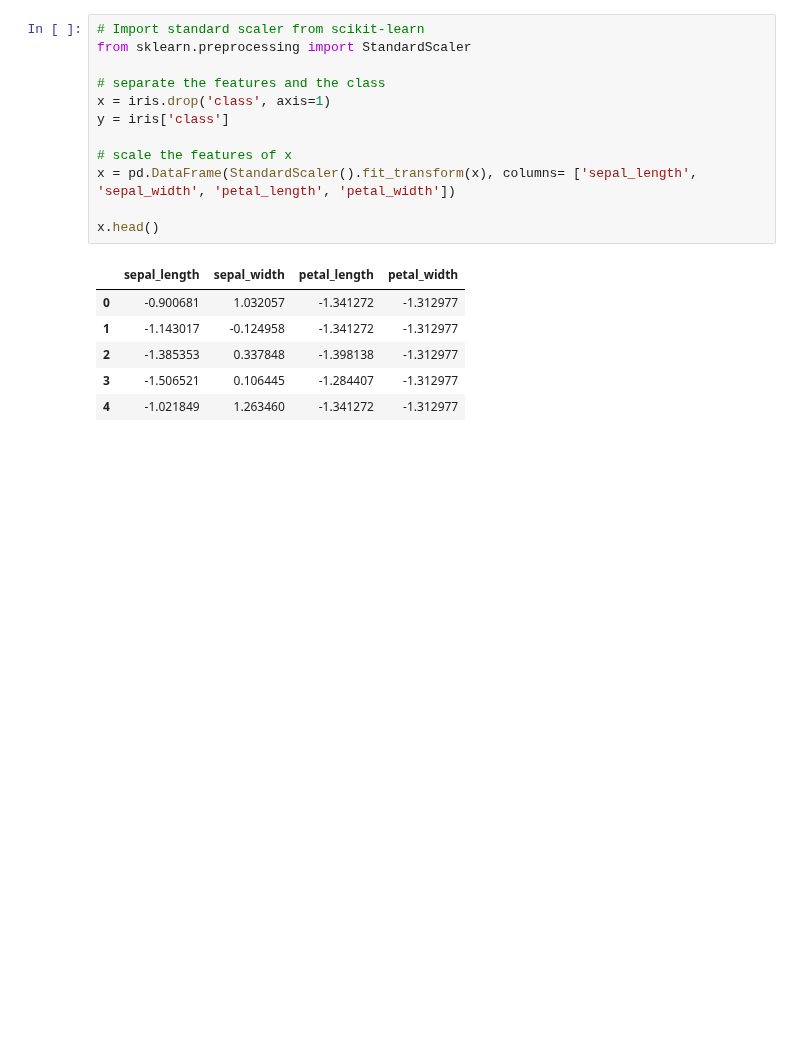
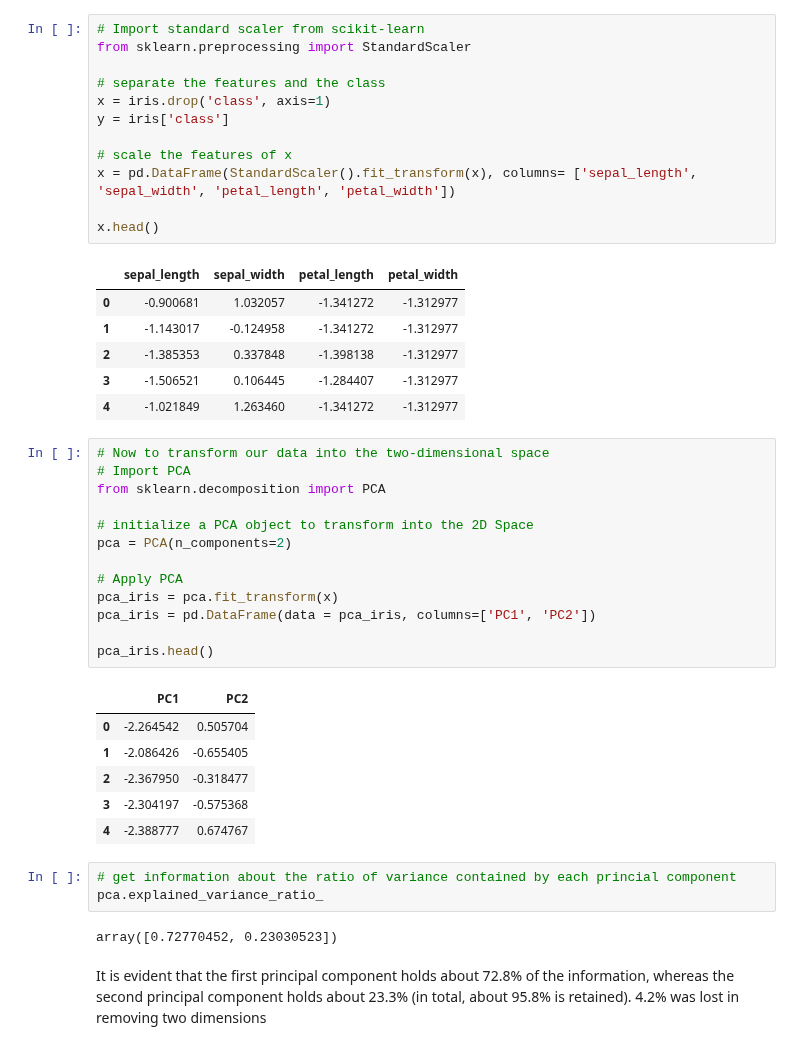
Before and after one commit to CKawara/Recommendation-Systems-with-Python, a Jupyter notebook: Data-Mining-Techniques/Data-Mining.ipynb, the cells around one changed output. Saved outputs shown, nothing was run; the diff lists cells and outputs as text; blank space fills up the shorter version.

```diff
--- a/Data-Mining-Techniques/Data-Mining.ipynb
+++ b/Data-Mining-Techniques/Data-Mining.ipynb
@@ -273,3 +273,30 @@ x.head()
 | 2 | -1.385353 | 0.337848 | -1.398138 | -1.312977 |
 | 3 | -1.506521 | 0.106445 | -1.284407 | -1.312977 |
 | 4 | -1.021849 | 1.263460 | -1.341272 | -1.312977 |
+# %%
+# Now to transform our data into the two-dimensional space
+# Import PCA
+from sklearn.decomposition import PCA
+
+# initialize a PCA object to transform into the 2D Space
+pca = PCA(n_components=2)
+
+# Apply PCA
+pca_iris = pca.fit_transform(x)
+pca_iris = pd.DataFrame(data = pca_iris, columns=['PC1', 'PC2'])
+
+pca_iris.head()
+# %% [output]
+|  | PC1 | PC2 |
+| 0 | -2.264542 | 0.505704 |
+| 1 | -2.086426 | -0.655405 |
+| 2 | -2.367950 | -0.318477 |
+| 3 | -2.304197 | -0.575368 |
+| 4 | -2.388777 | 0.674767 |
+# %%
+# get information about the ratio of variance contained by each princial component
+pca.explained_variance_ratio_
+# %% [output]
+array([0.72770452, 0.23030523])
+# %% [markdown]
+It is evident that the first principal component holds about 72.8% of the information, whereas the second principal component holds about 23.3% (in total, about 95.8% is retained). 4.2% was lost in removing two dimensions
```
